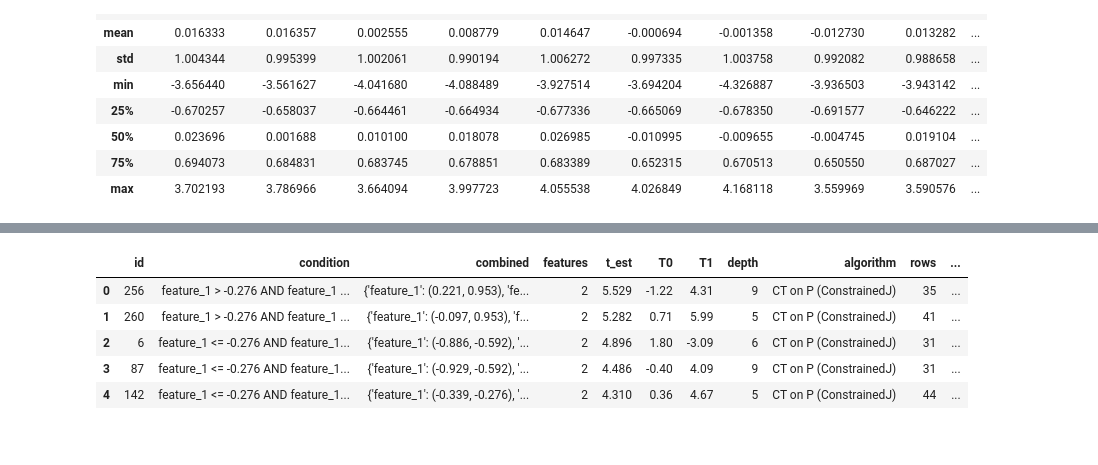
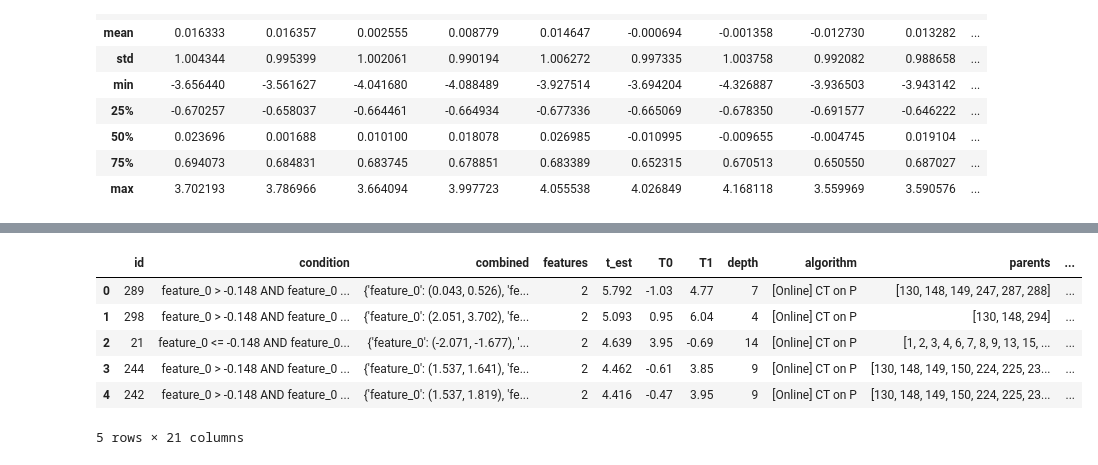
Before and after one commit to antonismand/Query-Driven-Data-Exploration-with-Heterogeneous-Treatment-Effects, a Jupyter notebook: experiments/algorithms/CT/CT.ipynb, the cells around one changed output, grey strips where cells are left out. Cells and saved outputs as stored; diff of their text form; code cells hidden in the pictures.

```diff
--- a/experiments/algorithms/CT/CT.ipynb
+++ b/experiments/algorithms/CT/CT.ipynb
@@ -80,7 +98,7 @@ The autoreload extension is already loaded. To reload it, use:
 | 75% | 0.694073 | 0.684831 | 0.683745 | 0.678851 | 0.683389 | 0.652315 | 0.670513 | 0.650550 | 0.687027 | ... |
 | max | 3.702193 | 3.786966 | 3.664094 | 3.997723 | 4.055538 | 4.026849 | 4.168118 | 3.559969 | 3.590576 | ... |
 # %%
-alg = CTP(scan_method=greedy_scanners[0])
+alg = CTP()
 alg.fit(D=D)
 D.generate_random_condition()
 # %% [output]
@@ -100,11 +113,12 @@ Total options: 320 Valid options: 320
 # %%
-scan = greedy_scanners[0](valid_subs=alg.valid_options, op_matrix=alg.op_matrix, D=D)
+scan = Weighted(alg)
 top = scan.get_topK()
 top
 # %% [output]
-|  | id | condition | combined | features | t_est | T0 | T1 | depth | algorithm | rows | ... |
-| 0 | 256 | feature_1 > -0.276 AND feature_1 ... | {'feature_1': (0.221, 0.953), 'fe... | 2 | 5.529 | -1.22 | 4.31 | 9 | CT on P (ConstrainedJ) | 35 | ... |
-| 1 | 260 | feature_1 > -0.276 AND feature_1 ... | {'feature_1': (-0.097, 0.953), 'f... | 2 | 5.282 | 0.71 | 5.99 | 5 | CT on P (ConstrainedJ) | 41 | ... |
-| 2 | 6 | feature_1 <= -0.276 AND feature_1... | {'feature_1': (-0.886, -0.592), '... | 2 | 4.896 | 1.80 | -3.09 | 6 | CT on P (ConstrainedJ) | 31 | ... |
-| 3 | 87 | feature_1 <= -0.276 AND feature_1... | {'feature_1': (-0.929, -0.592), '... | 2 | 4.486 | -0.40 | 4.09 | 9 | CT on P (ConstrainedJ) | 31 | ... |
-| 4 | 142 | feature_1 <= -0.276 AND feature_1... | {'feature_1': (-0.339, -0.276), '... | 2 | 4.310 | 0.36 | 4.67 | 5 | CT on P (ConstrainedJ) | 44 | ... |
+|  | id | condition | combined | features | t_est | T0 | T1 | depth | algorithm | parents | ... |
+| 0 | 289 | feature_0 > -0.148 AND feature_0 ... | {'feature_0': (0.043, 0.526), 'fe... | 2 | 5.792 | -1.03 | 4.77 | 7 | [Online] CT on P | [130, 148, 149, 247, 287, 288] | ... |
+| 1 | 298 | feature_0 > -0.148 AND feature_0 ... | {'feature_0': (2.051, 3.702), 'fe... | 2 | 5.093 | 0.95 | 6.04 | 4 | [Online] CT on P | [130, 148, 294] | ... |
+| 2 | 21 | feature_0 <= -0.148 AND feature_0... | {'feature_0': (-2.071, -1.677), '... | 2 | 4.639 | 3.95 | -0.69 | 14 | [Online] CT on P | [1, 2, 3, 4, 6, 7, 8, 9, 13, 15, ... | ... |
+| 3 | 244 | feature_0 > -0.148 AND feature_0 ... | {'feature_0': (1.537, 1.641), 'fe... | 2 | 4.462 | -0.61 | 3.85 | 9 | [Online] CT on P | [130, 148, 149, 150, 224, 225, 23... | ... |
+| 4 | 242 | feature_0 > -0.148 AND feature_0 ... | {'feature_0': (1.537, 1.819), 'fe... | 2 | 4.416 | -0.47 | 3.95 | 9 | [Online] CT on P | [130, 148, 149, 150, 224, 225, 23... | ... |
+5 rows × 21 columns
```
Also changed, not shown: parts of 12 cells of this notebook, 6 other files.
